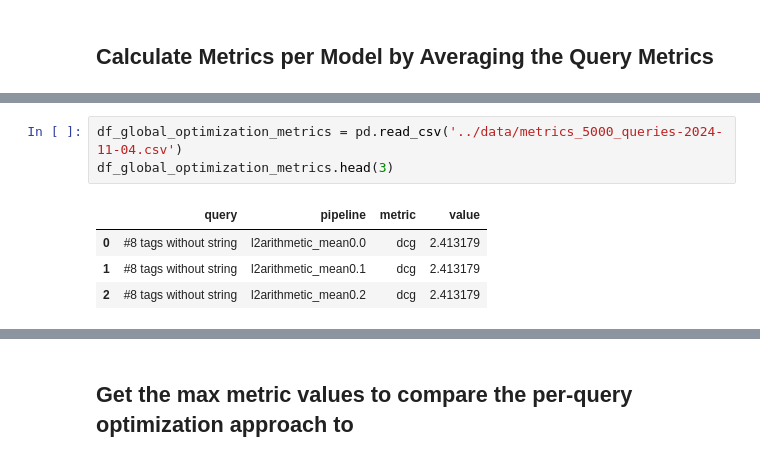
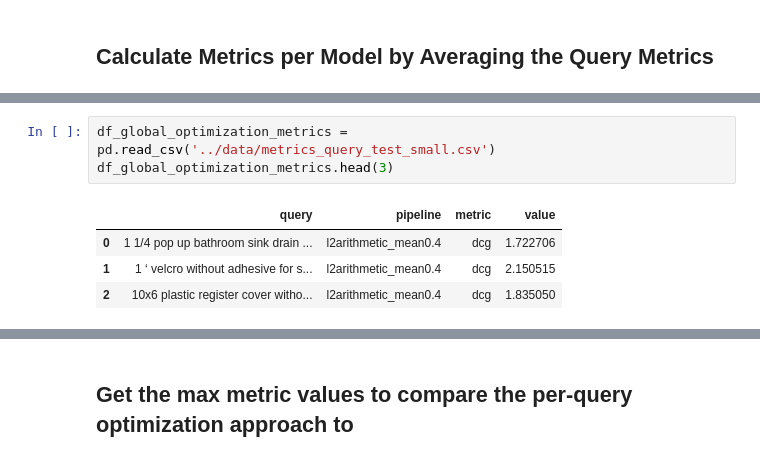
Before and after one commit to o19s/opensearch-hybrid-search-optimization, a Jupyter notebook: notebooks/8_Run_Queries_Dynamic_Optimizer.ipynb, the cells around one changed output, grey strips where cells are left out. Cells and saved outputs as stored; diff of their text form.

```diff
--- a/notebooks/8_Run_Queries_Dynamic_Optimizer.ipynb
+++ b/notebooks/8_Run_Queries_Dynamic_Optimizer.ipynb
@@ -399,11 +404,11 @@ df_metrics_per_pipeline
 # %%
-df_global_optimization_metrics = pd.read_csv('../data/metrics_5000_queries-2024-11-04.csv')
+df_global_optimization_metrics = pd.read_csv('../data/metrics_query_test_small.csv')
 df_global_optimization_metrics.head(3)
 # %% [output]
 |  | query | pipeline | metric | value |
-| 0 | #8 tags without string | l2arithmetic_mean0.0 | dcg | 2.413179 |
-| 1 | #8 tags without string | l2arithmetic_mean0.1 | dcg | 2.413179 |
-| 2 | #8 tags without string | l2arithmetic_mean0.2 | dcg | 2.413179 |
+| 0 | 1 1/4 pop up bathroom sink drain ... | l2arithmetic_mean0.4 | dcg | 1.722706 |
+| 1 | 1 ‘ velcro without adhesive for s... | l2arithmetic_mean0.4 | dcg | 2.150515 |
+| 2 | 10x6 plastic register cover witho... | l2arithmetic_mean0.4 | dcg | 1.835050 |
 # %%
 df_metrics_pivot = df_metrics.pivot_table(index="query", columns=["model", "metric"], values="value").reset_index()
 df_metrics_pivot.columns = [" ".join(c).strip() for c in df_metrics_pivot.columns.values]
```
Also changed, not shown: parts of 42 cells of this notebook, 4 other files.
